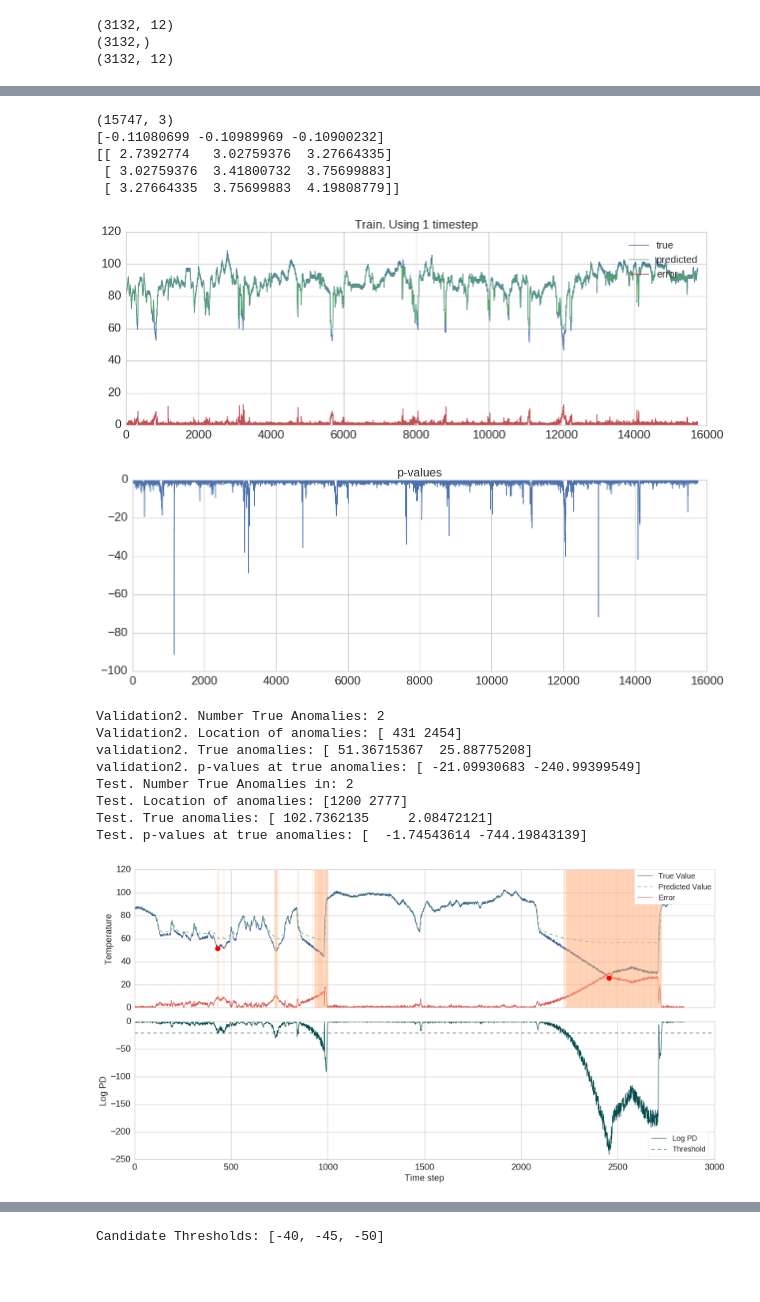
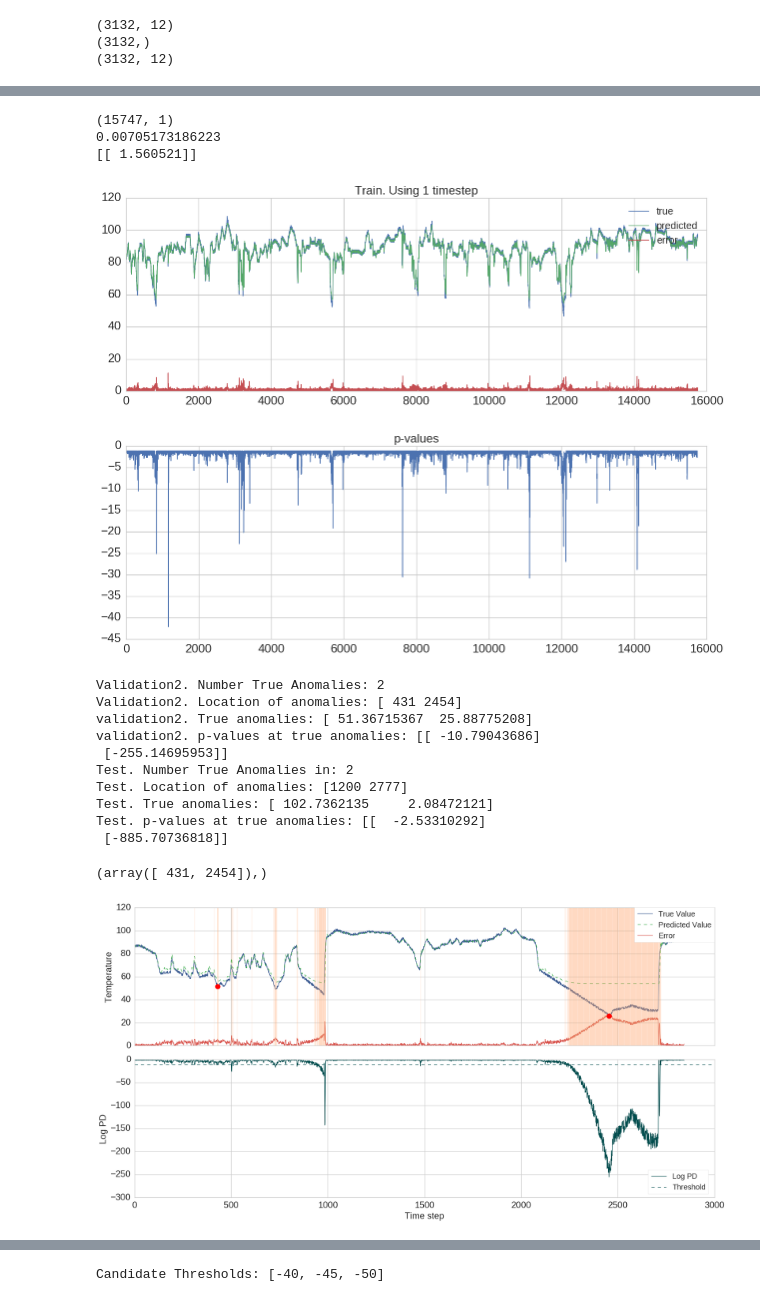
Before and after one commit to akash13singh/lstm_anomaly_thesis, a Jupyter notebook: notebooks/NAB_machine_temp.ipynb, the cells around one changed output, grey strips where cells are left out. Saved outputs shown, nothing was run; the diff lists cells and outputs as text; code cells hidden in the pictures; blank space fills up the shorter version.

```diff
--- a/notebooks/NAB_machine_temp.ipynb
+++ b/notebooks/NAB_machine_temp.ipynb
@@ -368,52 +368,50 @@ for i in range(n_cols):
     train_error_vectors[:,i] =  train_true -train_predictions[:,i]
 
 #ERROR DIMENSION
-error_dimension = 3
+error_dimension = 1
 
 
 train_error_vectors = train_error_vectors[:,0:error_dimension]
 print np.shape(train_error_vectors)
-mean = np.mean(train_error_vectors, axis=0)
-cov = np.cov(train_error_vectors,rowvar=False)
+mean = np.mean(train_error_vectors)
+std = np.std(train_error_vectors)
 print mean
 print cov
-p_values= multivariate_normal.logpdf(train_error_vectors,mean,cov)
+p_values= norm(loc=mean, scale=std).logpdf(train_error_vectors)
 
 plt.figure(figsize=(15,5))
 plt.plot(train_true,label='true')
 plt.plot(train_predictions[:,0],label='predicted')
 plt.plot(abs(train_true - train_predictions[:,0]),label='error')
 plt.title("Train. Using 1 timestep")
 plt.legend()
 
 # plt.figure(figsize=(15,5))
 # plt.plot(train_true,label='true')
 # plt.plot(train_predictions[:,5],label='predicted')
 # plt.plot(abs(train_true - train_predictions[:,5]),label='error')
 # plt.title("Train. Using 6 timestep")
 # plt.legend()
 
 
 plt.figure(figsize=(15,5))
 plt.plot(p_values)
 plt.title("p-values")
 plt.show()
 
 train_errors_1 = train_true - train_predictions[:,0]
 # %% [output]
-(15747, 3)
-[-0.11080699 -0.10989969 -0.10900232]
-[[ 2.7392774   3.02759376  3.27664335]
- [ 3.02759376  3.41800732  3.75699883]
- [ 3.27664335  3.75699883  4.19808779]]
+(15747, 1)
+0.00705173186223
+[[ 1.560521]]
-[figure, old version]
+[figure, new version]
-[figure, old version]
+[figure, new version]
 # %%
 v2_error_vectors = np.zeros(np.shape(validation2_predictions))
 for i in range(n_cols):
     v2_error_vectors[:,i] =  validation2_true -validation2_predictions[:,i]
 v2_error_vectors = v2_error_vectors[:,0:error_dimension]
-v2_p_values= multivariate_normal.logpdf( v2_error_vectors,mean,cov)
+v2_p_values= norm(loc=mean, scale=std).logpdf(v2_error_vectors)
 v2_true_anomalies = np.where(validation2_labels[:,0]==1)
 print "Validation2. Number True Anomalies: %d"%(np.shape(v2_true_anomalies)[1])
 print "Validation2. Location of anomalies: %s"%(v2_true_anomalies)
@@ -427,7 +425,7 @@ test_error_vectors = np.zeros(np.shape(test_predictions))
 for i in range(n_cols):
     test_error_vectors[:,i] =  test_true -test_predictions[:,i]
 test_error_vectors = test_error_vectors[:,0:error_dimension]
-test_p_values= multivariate_normal.logpdf( test_error_vectors,mean,cov)
+test_p_values= norm(loc=mean, scale=std).logpdf(test_error_vectors)
 test_true_anomalies = np.where(test_labels[:,0]==1)
 print "Test. Number True Anomalies in: %d"%(np.shape(test_true_anomalies)[1])
 print "Test. Location of anomalies: %s"%(test_true_anomalies)
@@ -438,13 +436,15 @@ print "Test. p-values at true anomalies: %s"%(test_thresholds)
 Validation2. Number True Anomalies: 2
 Validation2. Location of anomalies: [ 431 2454]
 validation2. True anomalies: [ 51.36715367  25.88775208]
-validation2. p-values at true anomalies: [ -21.09930683 -240.99399549]
+validation2. p-values at true anomalies: [[ -10.79043686]
+ [-255.14695953]]
 Test. Number True Anomalies in: 2
 Test. Location of anomalies: [1200 2777]
 Test. True anomalies: [ 102.7362135     2.08472121]
-Test. p-values at true anomalies: [  -1.74543614 -744.19843139]
+Test. p-values at true anomalies: [[  -2.53310292]
+ [-885.70736818]]
 # %%
-threshold_v2 = -20
+threshold_v2 = -11
 v2_below_threshold = np.where(v2_p_values <= threshold_v2)
 
 f = plt.figure(figsize=(20,10))
@@ -455,9 +455,12 @@ ax1.plot(validation2_true,label='True Value',color=sns.xkcd_rgb["denim blue"])
 ax1.plot(validation2_predictions[:,0],ls ='dashed',label='Predicted Value',color=sns.xkcd_rgb["medium green"])
 ax1.plot(abs(validation2_true - validation2_predictions[:,0]),label='Error',color=sns.xkcd_rgb["pale red"])
 for column in v2_below_threshold[0]:
-    ax1.axvline(x=column,color=sns.xkcd_rgb["peach"],alpha=.25)
+    ax1.axvline(x=column,color=sns.xkcd_rgb["peach"],alpha=.2)
+ax1.axvline(x= v2_true_anomalies[0][0],color=sns.xkcd_rgb["peach"],alpha=.8)
 for row in v2_true_anomalies:
+    print v2_true_anomalies
     ax1.plot(row, validation2_true[row], 'r.', markersize=20.0)
+
 plt.ylabel("Temperature")
 ax1.legend(bbox_to_anchor=(1,1),borderaxespad=0.,frameon=True)
 #plt.title("Validation2. Using 1 timestep")
@@ -479,7 +482,8 @@ pp = PdfPages('machine_temp_v2.pdf')
 pp.savefig(f)
 pp.close()
 # %% [output]
+(array([ 431, 2454]),)
-[figure, old version]
+[figure, new version]
 # %%
 
 test_below_threshold = np.where(test_p_values <= threshold_v2)
```
Also changed, not shown: parts of 3 cells of this notebook, 12 other files.
